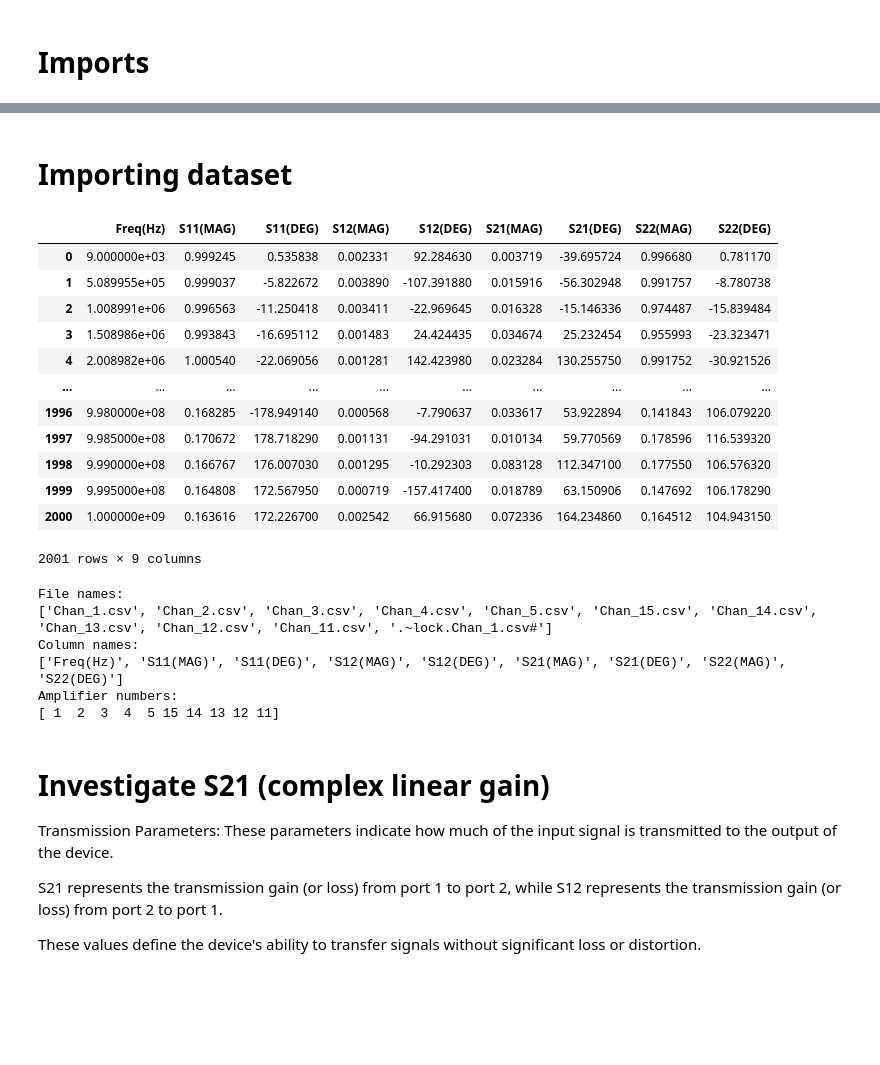
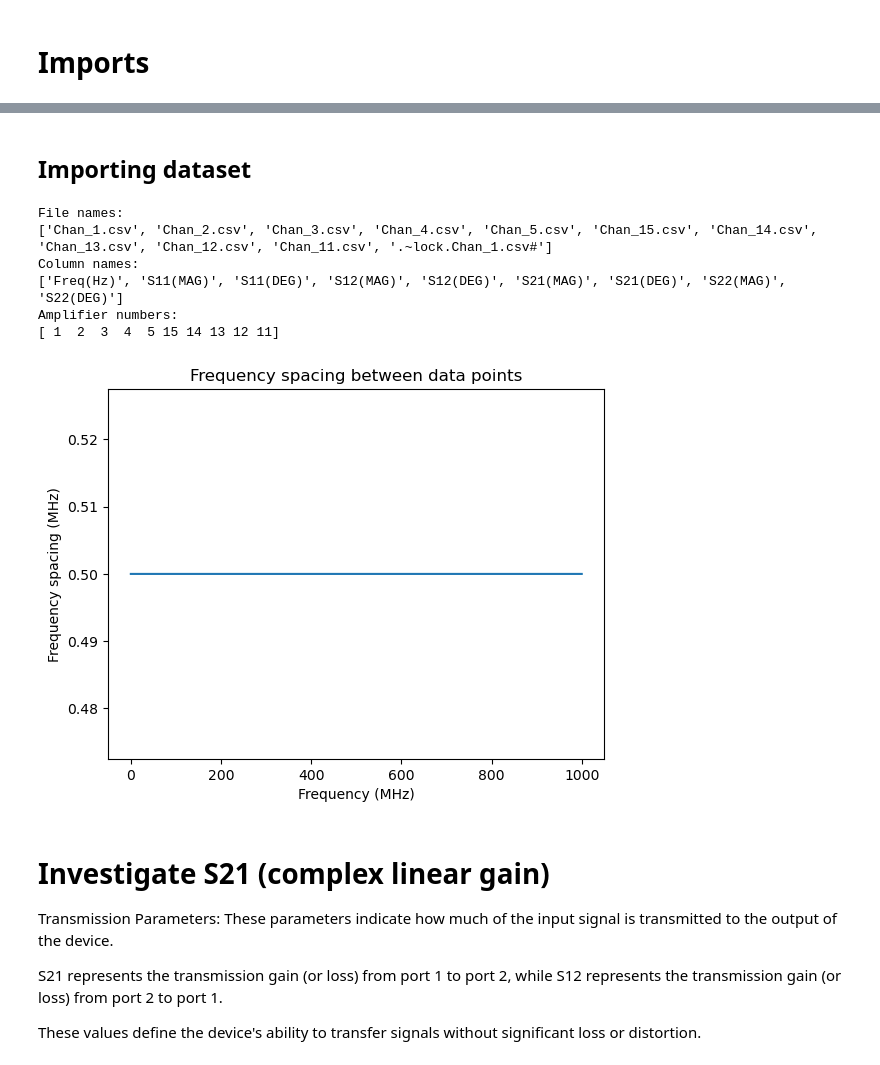
Before and after one commit to UbossDK/Exercise_MMS, a Jupyter notebook: S21_analysis.ipynb, the cells around one changed output, grey strips where cells are left out. Saved outputs shown, nothing was run; the diff lists cells and outputs as text; code cells hidden in the pictures; blank space fills up the shorter version.

```diff
--- a/S21_analysis.ipynb
+++ b/S21_analysis.ipynb
@@ -15,23 +35,5 @@ import pandas as pd
 # %% [markdown]
-# Importing dataset
+## Importing dataset
-# %%
-file_path = "Data/Chan_1.csv"
-df = pd.read_csv(file_path, sep=",", skiprows=6, header=0)
-df
-# %% [output]
-|  | Freq(Hz) | S11(MAG) | S11(DEG) | S12(MAG) | S12(DEG) | S21(MAG) | S21(DEG) | S22(MAG) | S22(DEG) |
-| 0 | 9.000000e+03 | 0.999245 | 0.535838 | 0.002331 | 92.284630 | 0.003719 | -39.695724 | 0.996680 | 0.781170 |
-| 1 | 5.089955e+05 | 0.999037 | -5.822672 | 0.003890 | -107.391880 | 0.015916 | -56.302948 | 0.991757 | -8.780738 |
-| 2 | 1.008991e+06 | 0.996563 | -11.250418 | 0.003411 | -22.969645 | 0.016328 | -15.146336 | 0.974487 | -15.839484 |
-| 3 | 1.508986e+06 | 0.993843 | -16.695112 | 0.001483 | 24.424435 | 0.034674 | 25.232454 | 0.955993 | -23.323471 |
-| 4 | 2.008982e+06 | 1.000540 | -22.069056 | 0.001281 | 142.423980 | 0.023284 | 130.255750 | 0.991752 | -30.921526 |
-| ... | ... | ... | ... | ... | ... | ... | ... | ... | ... |
-| 1996 | 9.980000e+08 | 0.168285 | -178.949140 | 0.000568 | -7.790637 | 0.033617 | 53.922894 | 0.141843 | 106.079220 |
-| 1997 | 9.985000e+08 | 0.170672 | 178.718290 | 0.001131 | -94.291031 | 0.010134 | 59.770569 | 0.178596 | 116.539320 |
-| 1998 | 9.990000e+08 | 0.166767 | 176.007030 | 0.001295 | -10.292303 | 0.083128 | 112.347100 | 0.177550 | 106.576320 |
-| 1999 | 9.995000e+08 | 0.164808 | 172.567950 | 0.000719 | -157.417400 | 0.018789 | 63.150906 | 0.147692 | 106.178290 |
-| 2000 | 1.000000e+09 | 0.163616 | 172.226700 | 0.002542 | 66.915680 | 0.072336 | 164.234860 | 0.164512 | 104.943150 |
-2001 rows × 9 columns
 # %%
 all_files = os.listdir('Data')
 print("File names:\n" + str(all_files))
@@ -67,6 +69,21 @@ Column names:
 ['Freq(Hz)', 'S11(MAG)', 'S11(DEG)', 'S12(MAG)', 'S12(DEG)', 'S21(MAG)', 'S21(DEG)', 'S22(MAG)', 'S22(DEG)']
 Amplifier numbers:
 [ 1  2  3  4  5 15 14 13 12 11]
+# %%
+# investigate frequency spacing
+freq = np.array(freq_list)
+freq_diff = np.diff(freq)
+freq = freq / 1e6 # convert to MHz
+freq_diff = freq_diff / 1e6 # convert to MHz
+# plot frequency spacing
+plt.figure()
+plt.plot(freq_diff/2 + freq[:-1], freq_diff)
+plt.xlabel("Frequency (MHz)")
+plt.ylabel("Frequency spacing (MHz)")
+plt.title("Frequency spacing between data points")
+plt.show()
+# %% [output]
+[figure, added]
 # %% [markdown]
 # Investigate S21 (complex linear gain)
 
```
Also changed, not shown: parts of 13 cells of this notebook.
